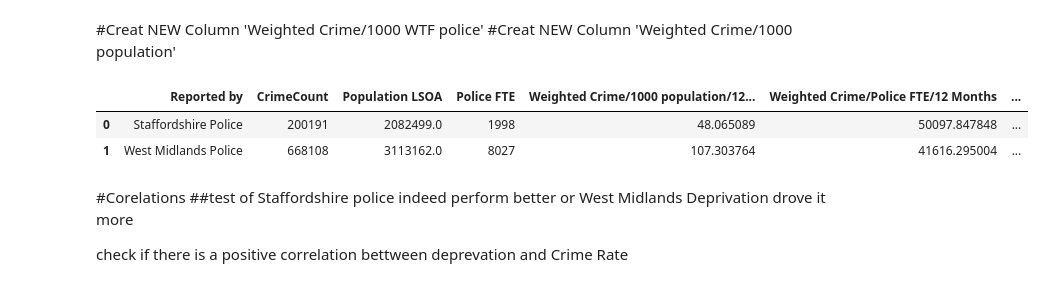
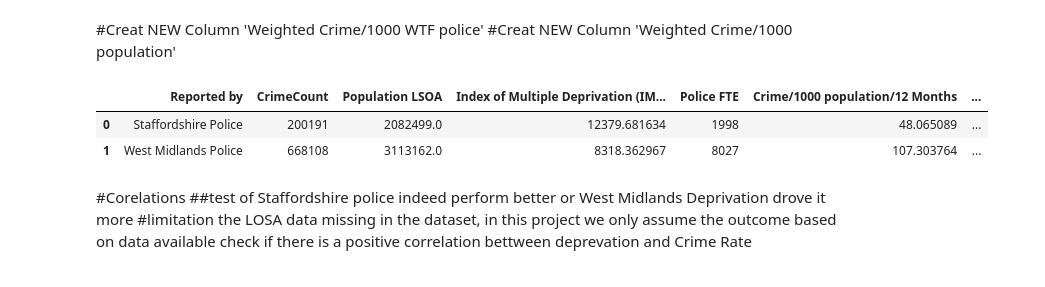
Before and after one commit to zhangwiki86-soton/L7---Data-Analysis-and-Visualisation, a Jupyter notebook: DRAFT Test Glob.ipynb, the cells around one changed output. Saved outputs shown, nothing was run; the diff lists cells and outputs as text; code cells hidden in the pictures.

```diff
--- a/DRAFT Test Glob.ipynb
+++ b/DRAFT Test Glob.ipynb
@@ -636,20 +636,24 @@ crime_counts_lsoa
 # %%
 b=crime_counts_lsoa.pivot_table(index='Reported by',values="Population LSOA",aggfunc='sum')
 c=crime_counts_lsoa.pivot_table(index='Reported by',values="CrimeCount",aggfunc='sum')
-WorkForceFTE,b,c
+e=DataMerge.pivot_table(index='Reported by',values="Index of Multiple Deprivation (IMD) Rank (where 1 is most deprived)",aggfunc='mean')
+
+WorkForceFTE,b,c,e
 #merge and calculate weighted data by police
 d=pd.merge(c,b,on='Reported by',how='left')
-weighted_data=pd.merge(d,WorkForceFTE,on='Reported by',how='left')
-weighted_data['Weighted Crime/1000 population/12 Months']=(weighted_data['CrimeCount']/weighted_data['Population LSOA'].astype(float))*1000/2
-weighted_data['Weighted Crime/Police FTE/12 Months']=(weighted_data['CrimeCount']/weighted_data['Police FTE'].astype(float))*1000/2
-weighted_data['Average Deprivation Score']=DataMerge["Index of Multiple Deprivation (IMD) Rank (where 1 is most deprived)"]
+f=pd.merge(d,e,on='Reported by',how='left')
+weighted_data=pd.merge(f,WorkForceFTE,on='Reported by',how='left')
+weighted_data['Crime/1000 population/12 Months']=(weighted_data['CrimeCount']/weighted_data['Population LSOA'].astype(float))*1000/2
+weighted_data['Crime/Police FTE/12 Months']=(weighted_data['CrimeCount']/weighted_data['Police FTE'].astype(float))*1000/2
+
 weighted_data
 # %% [output]
-|  | Reported by | CrimeCount | Population LSOA | Police FTE | Weighted Crime/1000 population/12... | Weighted Crime/Police FTE/12 Months | ... |
-| 0 | Staffordshire Police | 200191 | 2082499.0 | 1998 | 48.065089 | 50097.847848 | ... |
-| 1 | West Midlands Police | 668108 | 3113162.0 | 8027 | 107.303764 | 41616.295004 | ... |
+|  | Reported by | CrimeCount | Population LSOA | Index of Multiple Deprivation (IM... | Police FTE | Crime/1000 population/12 Months | ... |
+| 0 | Staffordshire Police | 200191 | 2082499.0 | 12379.681634 | 1998 | 48.065089 | ... |
+| 1 | West Midlands Police | 668108 | 3113162.0 | 8318.362967 | 8027 | 107.303764 | ... |
 # %% [markdown]
 #Corelations
 ##test of Staffordshire police indeed perform better or West Midlands Deprivation drove it more
-
+#limitation
+the LOSA data missing in the dataset, in this project we only assume the outcome based on data available
 check if there is a positive correlation bettween deprevation and Crime Rate
```
